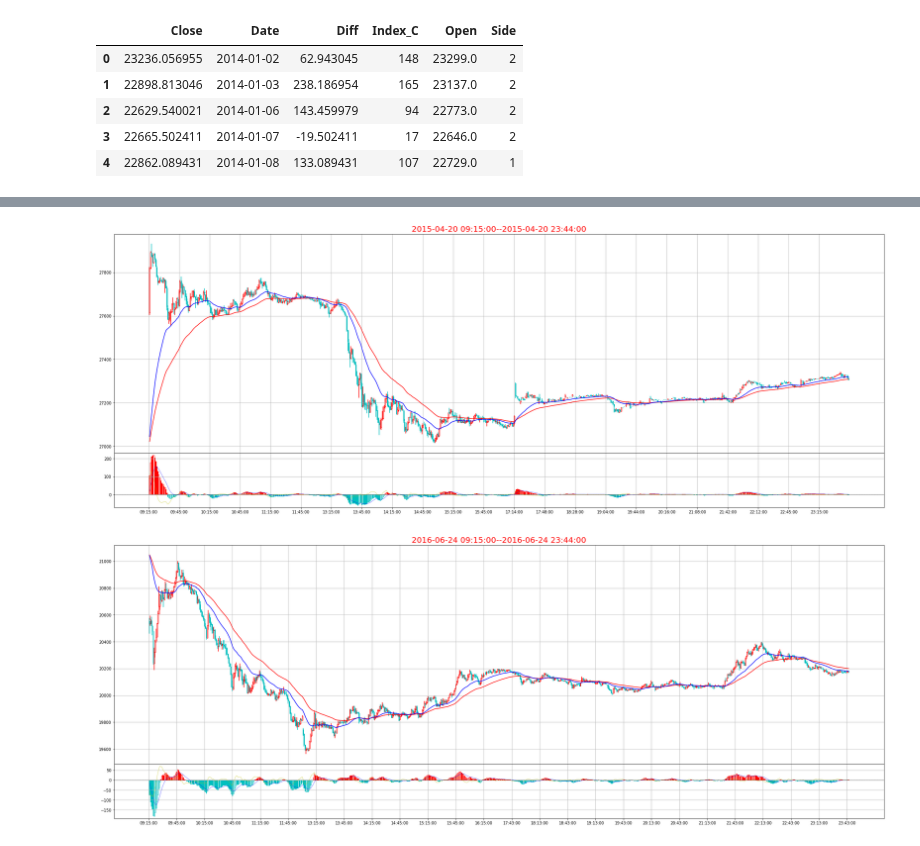
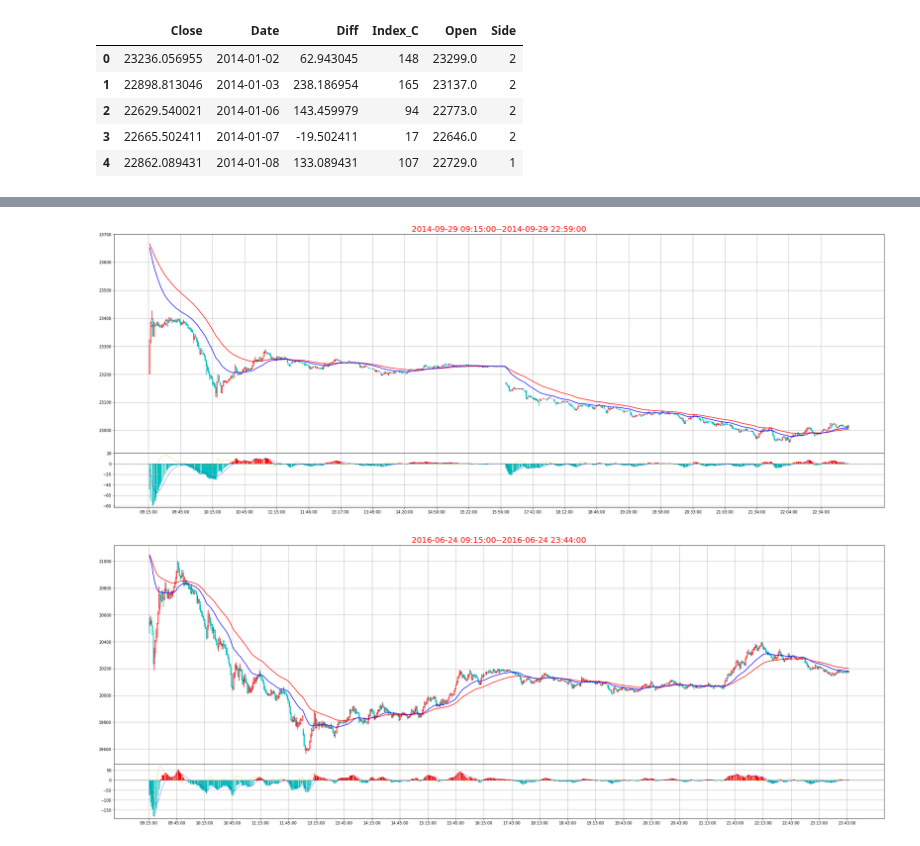
Before and after one commit to che7611/test2, a Jupyter notebook: MA60.ipynb, the cells around one changed output, grey strips where cells are left out. Drawn from its saved outputs; the diff is of its cells as text; code cells hidden in the pictures.

```diff
--- a/MA60.ipynb
+++ b/MA60.ipynb
@@ -440,9 +538,9 @@ OK
 # %%
-date='2015/4/20'
+date='2014/9/29'
 dd=df1[date]
 K1.DrawKline(dd)
 # %% [output]
-[figure, old version]
+[figure, new version]
 # %%
 date='2016-06-24'
 dd=df1[date]
```
Also changed, not shown: parts of 15 cells of this notebook.
